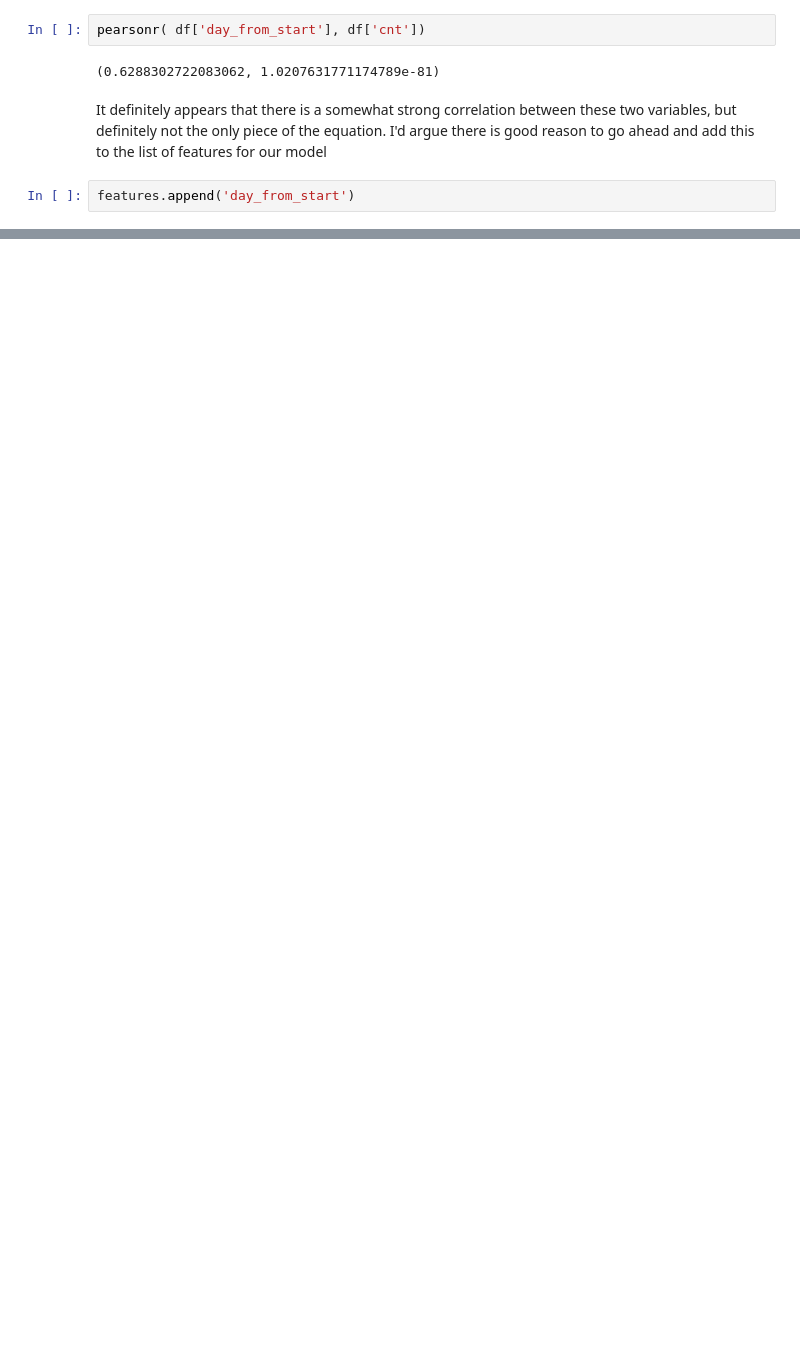
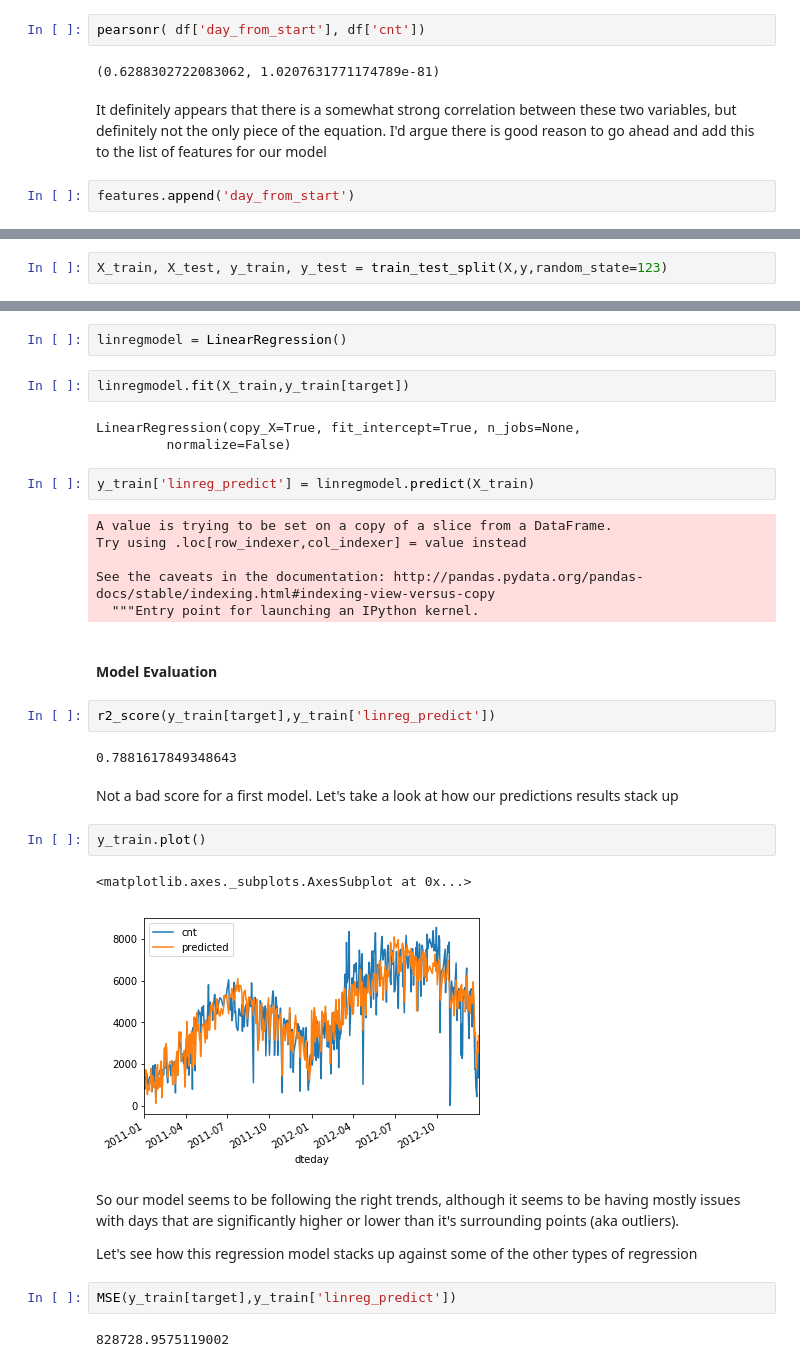
Before and after one commit to Norrick-McGee/ds-personal-projects, a Jupyter notebook: regression/Bike Rental Regression.ipynb, the cells around one changed output, grey strips where cells are left out. Saved outputs shown, nothing was run; the diff lists cells and outputs as text; blank space fills up the shorter version.

Commit message:
Finished linear regression, tuning hyper parameters in KNNregression

```diff
--- a/regression/Bike Rental Regression.ipynb
+++ b/regression/Bike Rental Regression.ipynb
@@ -235,0 +369,2 @@ Another factor to considere
+# %%
+X_train, X_test, y_train, y_test = train_test_split(X,y,random_state=123)
@@ -235,0 +381,36 @@ Another factor to considere
+# %%
+linregmodel = LinearRegression()
+# %%
+linregmodel.fit(X_train,y_train[target])
+# %% [output]
+LinearRegression(copy_X=True, fit_intercept=True, n_jobs=None,
+         normalize=False)
+# %%
+y_train['linreg_predict'] = linregmodel.predict(X_train)
+# %% [output]
+A value is trying to be set on a copy of a slice from a DataFrame.
+Try using .loc[row_indexer,col_indexer] = value instead
+
+See the caveats in the documentation: http://pandas.pydata.org/pandas-docs/stable/indexing.html#indexing-view-versus-copy
+  """Entry point for launching an IPython kernel.
+# %% [markdown]
+#### Model Evaluation
+# %%
+r2_score(y_train[target],y_train['linreg_predict'])
+# %% [output]
+0.7881617849348643
+# %% [markdown]
+Not a bad score for a first model. Let's take a look at how our predictions results stack up
+# %%
+y_train.plot()
+# %% [output]
+<matplotlib.axes._subplots.AxesSubplot at 0x...>
+[figure, added]
+# %% [markdown]
+So our model seems to be following the right trends, although it seems to be having mostly issues with days that are significantly higher or lower than it's surrounding points (aka outliers).
+
+Let's see how this regression model stacks up against some of the other types of regression
+# %%
+MSE(y_train[target],y_train['linreg_predict'])
+# %% [output]
+828728.9575119002
```
Also changed, not shown: parts of 52 cells of this notebook.
